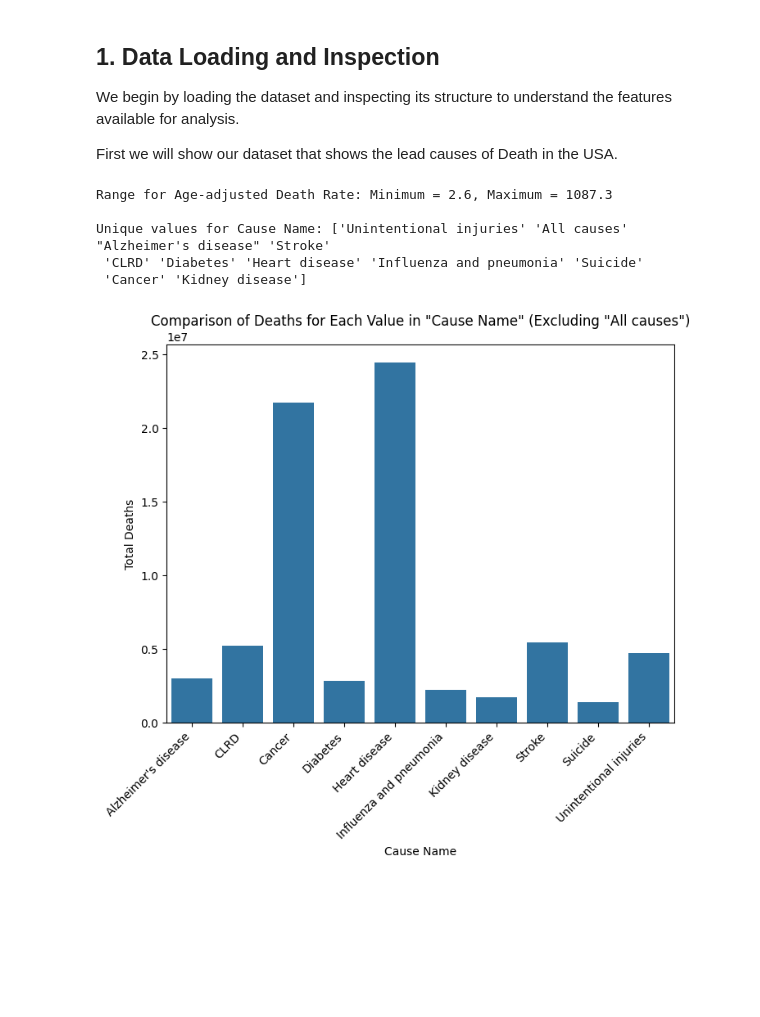
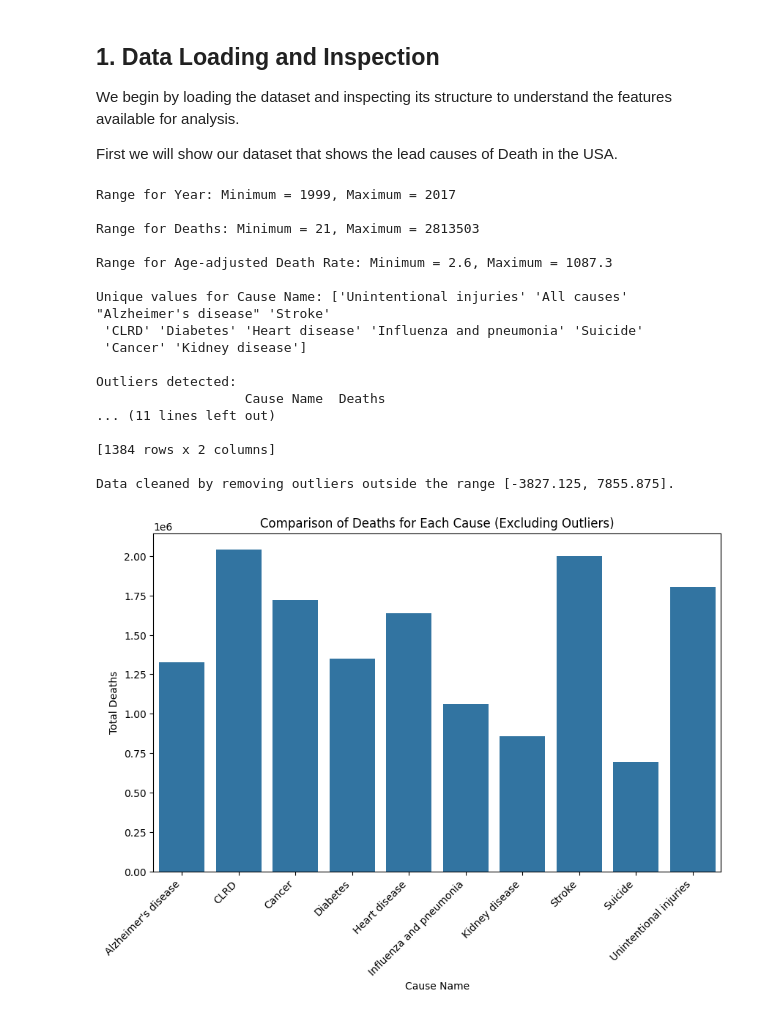
Before and after one commit to ipark3/Hank-Ian, a Jupyter notebook: GitHub Project/dataset/code/exploration.ipynb, the cells around one changed output. Cells and saved outputs as stored; diff of their text form; code cells hidden in the pictures; blank space fills up the shorter version.

```diff
--- a/GitHub Project/dataset/code/exploration.ipynb
+++ b/GitHub Project/dataset/code/exploration.ipynb
@@ -13,60 +13,79 @@ First we will show our dataset that shows the lead causes of Death in the USA.
 # %%
 #from google.colab import drive
 #drive.mount('/content/drive')
 
 import pandas as pd
 import matplotlib.pyplot as plt
 import seaborn as sns
 
-# read in csv
+# Load dataset
 df = pd.read_csv('/content/drive/MyDrive/Personal/NCHS_-_Leading_Causes_of_Death__United_States.csv')
-
 df.columns = df.columns.str.strip()
 
-df.head()
-
-# include numerical and objects from columns
-numerical_features= df.select_dtypes(include=['float64']).columns
+# Identify numerical and categorical features
+numerical_features = df.select_dtypes(include=['float64', 'int64']).columns
 categorical_features = df.select_dtypes(include=['object']).columns
 
-# gets range for the numbers
+# Display range for numerical features
 numerical_range = {feature: (df[feature].min(), df[feature].max()) for feature in numerical_features}
-
-# gets unique values for objects
-categorical_values = {feature: df[feature].unique() for feature in categorical_features}
-
-selected_column = 'Cause Name'
-selected_value = 'CLRD'  # Replace with the actual value
-
-# Output
 for feature, value in numerical_range.items():
     print(f"Range for {feature}: Minimum = {value[0]}, Maximum = {value[1]}\n")
 
-# Print unique values for the selected column
+# Display unique values for a selected categorical feature
+selected_column = 'Cause Name'
 print(f"Unique values for {selected_column}: {df[selected_column].unique()}\n")
 
-
-
-# Filter out "All causes"
+# Filter out rows where 'Cause Name' is not 'All causes'
 filtered_df = df[df[selected_column] != 'All causes']
 
-# Group by 'Cause Name' and sum 'Deaths' (using the filtered DataFrame)
-cause_deaths = filtered_df.groupby(selected_column)['Deaths'].sum().reset_index()
+# Step 1: Detect Outliers in 'Deaths' column using IQR
+if 'Deaths' in filtered_df.columns:
+    Q1 = filtered_df['Deaths'].quantile(0.25)
+    Q3 = filtered_df['Deaths'].quantile(0.75)
+    IQR = Q3 - Q1
+    lower_bound = Q1 - 1.5 * IQR
+    upper_bound = Q3 + 1.5 * IQR
 
-# Create the bar plot using the aggregated data (using the filtered DataFrame)
-plt.figure(figsize=(8, 6))
-sns.barplot(x=selected_column, y='Deaths', data=cause_deaths)
-plt.title(f'Comparison of Deaths for Each Value in "{selected_column}" (Excluding "All causes")')
-plt.xticks(rotation=45, ha='right')  # Rotate x-axis labels if needed
-plt.ylabel('Total Deaths')  # Update y-axis label
-plt.show()
+    # Identify outliers
+    outliers_df = filtered_df[(filtered_df['Deaths'] < lower_bound) | (filtered_df['Deaths'] > upper_bound)]
+    print(f"Outliers detected:\n{outliers_df[['Cause Name', 'Deaths']]}\n")
+
+    # Step 2: Cleaning Method - Removing Outliers
+    # Optionally, if you want to keep the outliers for comparison, you can skip this step
+    # Here, we create a new DataFrame `cleaned_df` without outliers
+    cleaned_df = filtered_df[(filtered_df['Deaths'] >= lower_bound) & (filtered_df['Deaths'] <= upper_bound)]
+
+    print(f"Data cleaned by removing outliers outside the range [{lower_bound}, {upper_bound}].\n")
+
+    # Step 3: Aggregate and Plot Data After Cleaning
+    cause_deaths = cleaned_df.groupby(selected_column)['Deaths'].sum().reset_index()
+
+    # Plot bar plot for 'Cause Name' vs. 'Deaths' (after removing outliers)
+    plt.figure(figsize=(10, 6))
+    sns.barplot(x=selected_column, y='Deaths', data=cause_deaths)
+    plt.title(f'Comparison of Deaths for Each Cause (Excluding Outliers)')
+    plt.xticks(rotation=45, ha='right')  # Rotate x-axis labels if needed
+    plt.ylabel('Total Deaths')  # Update y-axis label
+    plt.show()
 # %% [output]
+Range for Year: Minimum = 1999, Maximum = 2017
+
+Range for Deaths: Minimum = 21, Maximum = 2813503
+
 Range for Age-adjusted Death Rate: Minimum = 2.6, Maximum = 1087.3
 
 Unique values for Cause Name: ['Unintentional injuries' 'All causes' "Alzheimer's disease" 'Stroke'
  'CLRD' 'Diabetes' 'Heart disease' 'Influenza and pneumonia' 'Suicide'
  'Cancer' 'Kidney disease']
+
+Outliers detected:
+                   Cause Name  Deaths
+... (11 lines left out)
+
+[1384 rows x 2 columns]
+
+Data cleaned by removing outliers outside the range [-3827.125, 7855.875].
-[figure, old version]
+[figure, new version]
 # %%
 from google.colab import drive
 drive.mount('/content/drive')
```
Also changed, not shown: parts of 2 cells of this notebook.
